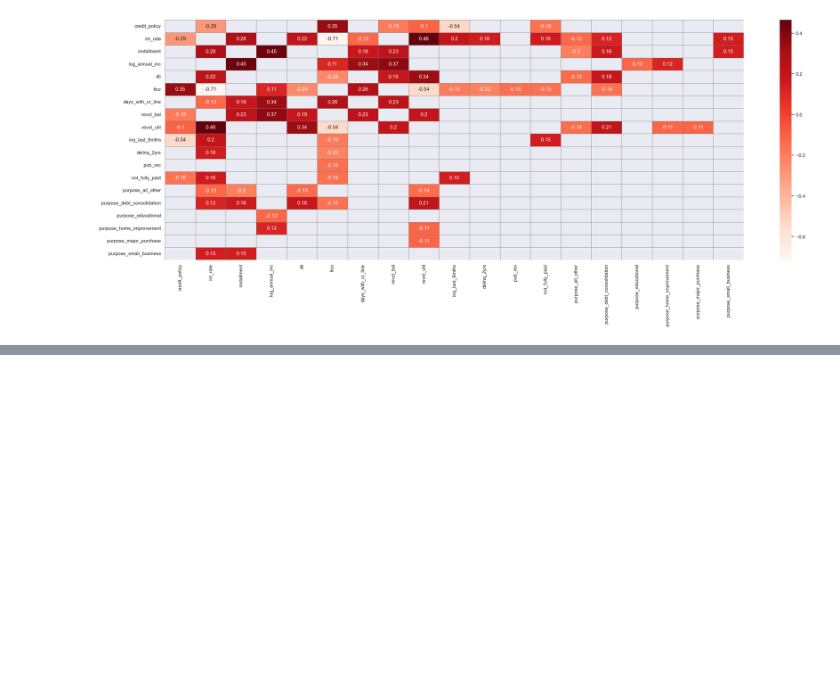
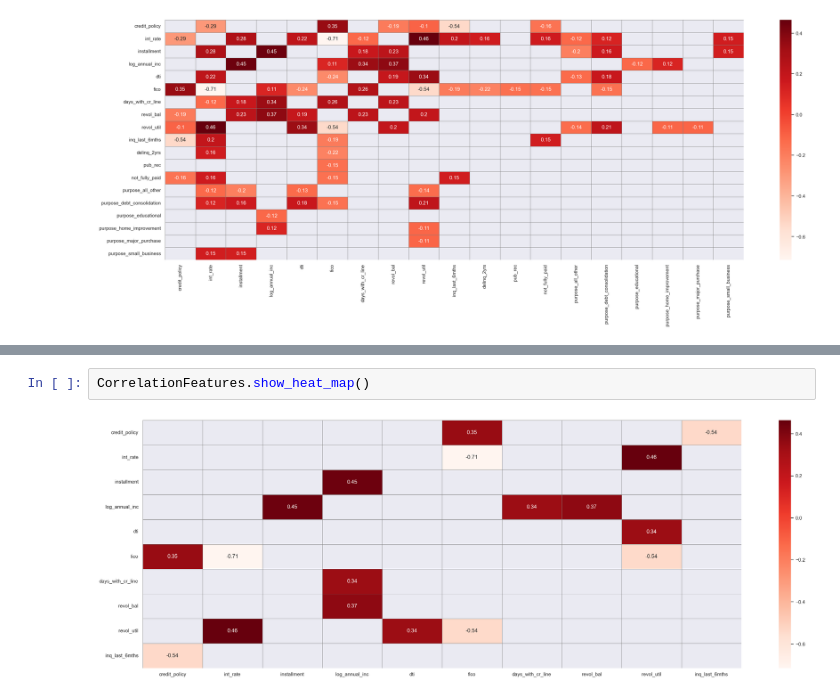
Before and after one commit to EzraTam/exploratory-analysis, a Jupyter notebook: notebooks/loan_analysis.ipynb, the cells around one changed output, grey strips where cells are left out. Cells and saved outputs as stored; diff of their text form; blank space fills up the shorter version.

```diff
--- a/notebooks/loan_analysis.ipynb
+++ b/notebooks/loan_analysis.ipynb
@@ -135,0 +152,4 @@ CorrelationFeatures.show_correlation_graph()
+# %%
+CorrelationFeatures.show_heat_map()
+# %% [output]
+[figure, added]
```
Also changed, not shown: parts of 8 cells of this notebook.
